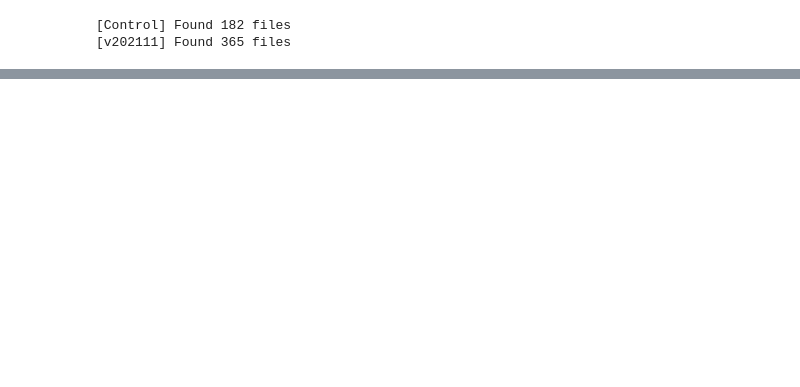
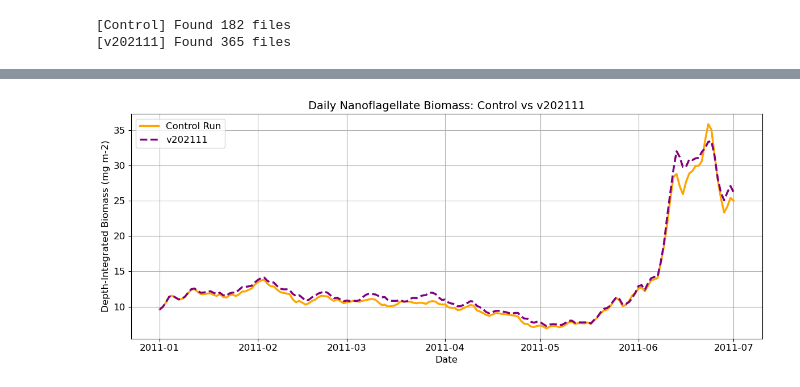
Before and after one commit to SalishSeaCast/analysis-karyn, a Jupyter notebook: notebooks/OceanAcidification/CompareOAcontrolvsv202111.ipynb, the cells around one changed output, grey strips where cells are left out. Saved outputs shown, nothing was run; the diff lists cells and outputs as text; code cells hidden in the pictures; blank space fills up the shorter version.

```diff
--- a/notebooks/OceanAcidification/CompareOAcontrolvsv202111.ipynb
+++ b/notebooks/OceanAcidification/CompareOAcontrolvsv202111.ipynb
@@ -84,0 +109,14 @@ plt.show()
+# %%
+# Plot
+plt.figure(figsize=(12, 5))
+plt.plot(df_merged['Date'], df_merged['Control_flagellates'], label='Control Run', linewidth=2.5,linestyle='-',color='orange')
+plt.plot(df_merged['Date'], df_merged['v202111_flagellates'], label='v202111', linewidth=2.5,linestyle='--',color='purple')
+plt.title("Daily Nanoflagellate Biomass: Control vs v202111", fontsize=14)
+plt.xlabel("Date")
+plt.ylabel("Depth-Integrated Biomass (mg m-2)", fontsize=12)
+plt.grid(True)
+plt.legend()
+plt.tight_layout()
+plt.show()
+# %% [output]
+[figure, added]
```
Also changed, not shown: parts of 4 cells of this notebook.
